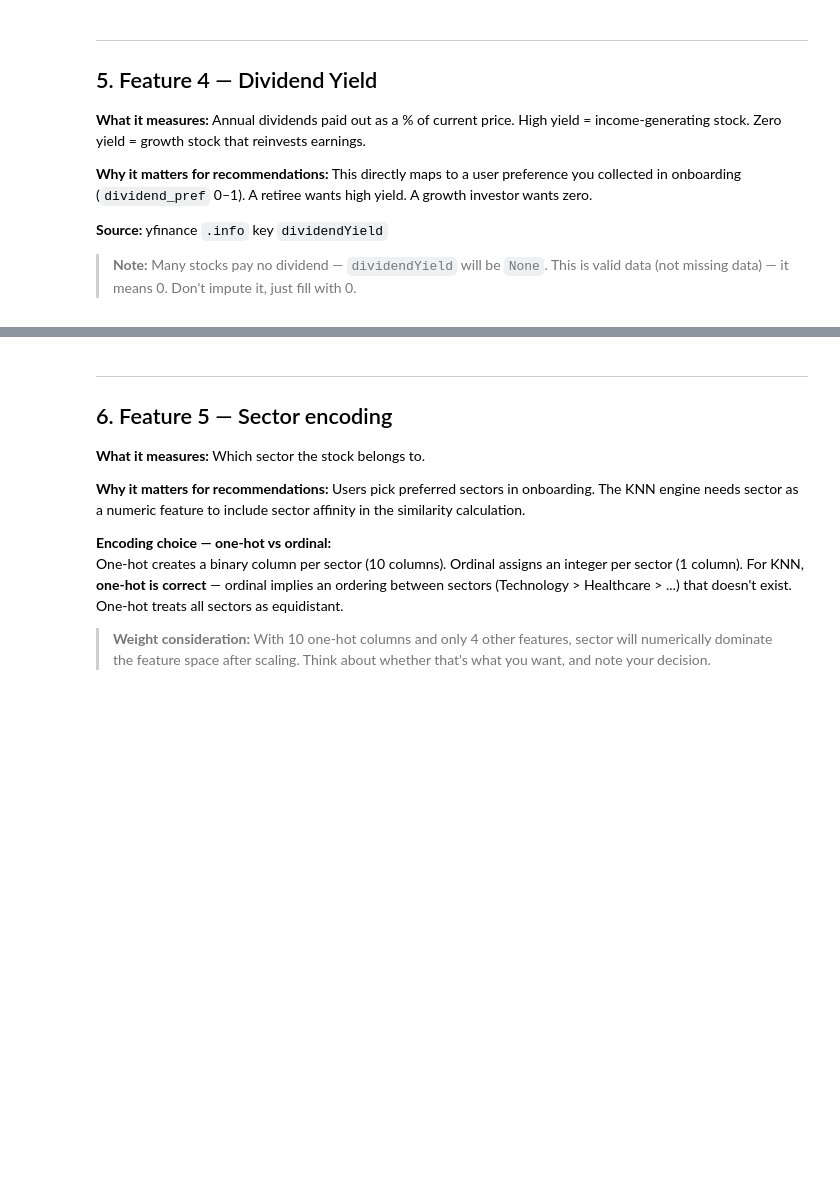
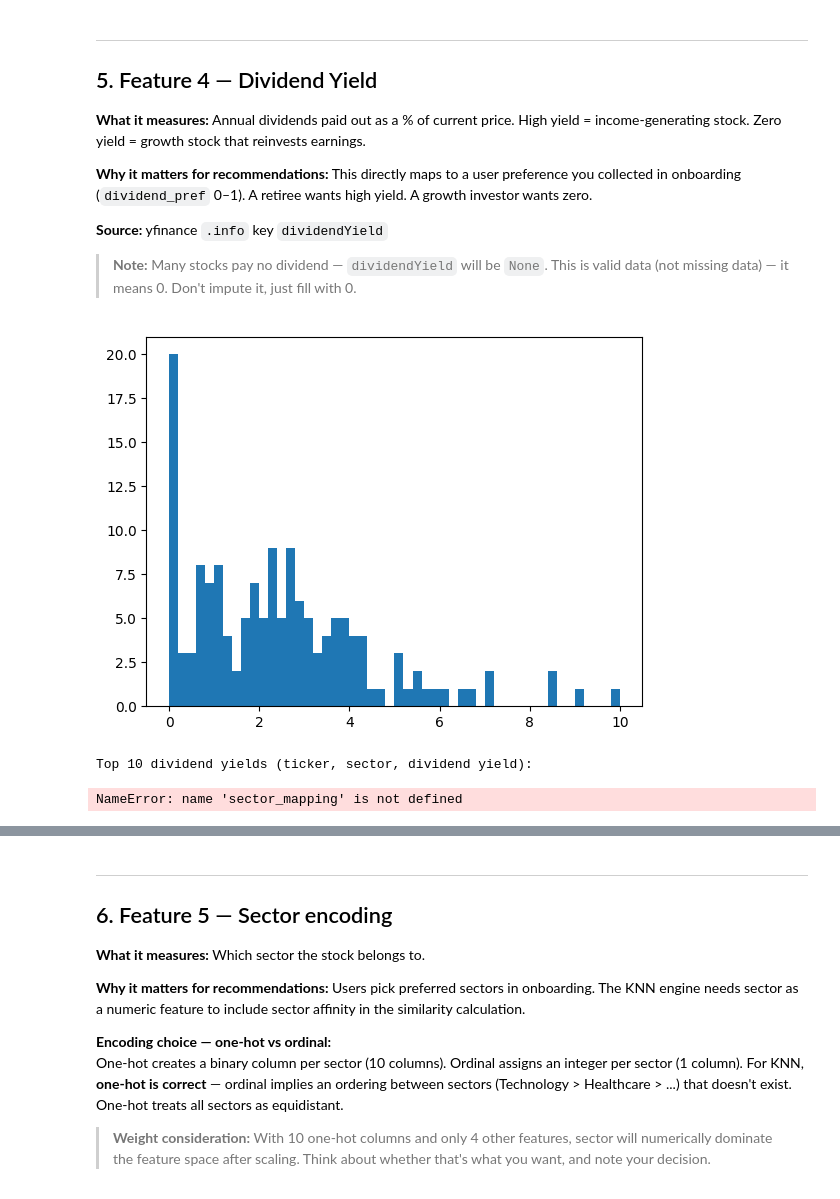
Before and after one commit to tanishakhabe/SmartStocks-Revamp, a Jupyter notebook: backend/notebooks/02_feature_engineering.ipynb, the cells around one changed output, grey strips where cells are left out. Drawn from its saved outputs; the diff is of its cells as text; code cells hidden in the pictures; blank space fills up the shorter version.

```diff
--- a/backend/notebooks/02_feature_engineering.ipynb
+++ b/backend/notebooks/02_feature_engineering.ipynb
@@ -286,10 +330,30 @@ for ticker in prices.columns.get_level_values(1):
 > **Note:** Many stocks pay no dividend — `dividendYield` will be `None`. This is valid data (not missing data) — it means 0. Don't impute it, just fill with 0.
 # %%
 # TODO: fetch dividendYield for all tickers
+dividend_yield = {}
+for ticker in prices.columns.get_level_values(1):
+    try:
+        info = yf.Ticker(ticker).info
+        dividend_yield[ticker] = info.get("dividendYield", None)
+    except Exception as e:
+        dividend_yield[ticker] = None
+
+
 # TODO: fill None with 0 (no dividend ≠ missing data)
+for ticker, dy in dividend_yield.items():
+    if dy is None or not np.isfinite(dy):
+        dividend_yield[ticker] = 0.0
+
 # TODO: plot distribution — expect a highly right-skewed distribution
 #        (most stocks at 0, a few Utilities/REITs with 3-6%)
-# TODO: print highest dividend yield tickers — do they make sense?
+
+
+plt.hist(list(dividend_yield.values()), bins=50)
+plt.show()
 
 # QUESTION TO ANSWER: What % of your universe pays no dividend?
 # Which sectors have the highest avg yield?
+# %% [output]
+[figure, added]
+Top 10 dividend yields (ticker, sector, dividend yield):
+NameError: name 'sector_mapping' is not defined
```
Also changed, not shown: parts of 13 cells of this notebook, 2 other files.
